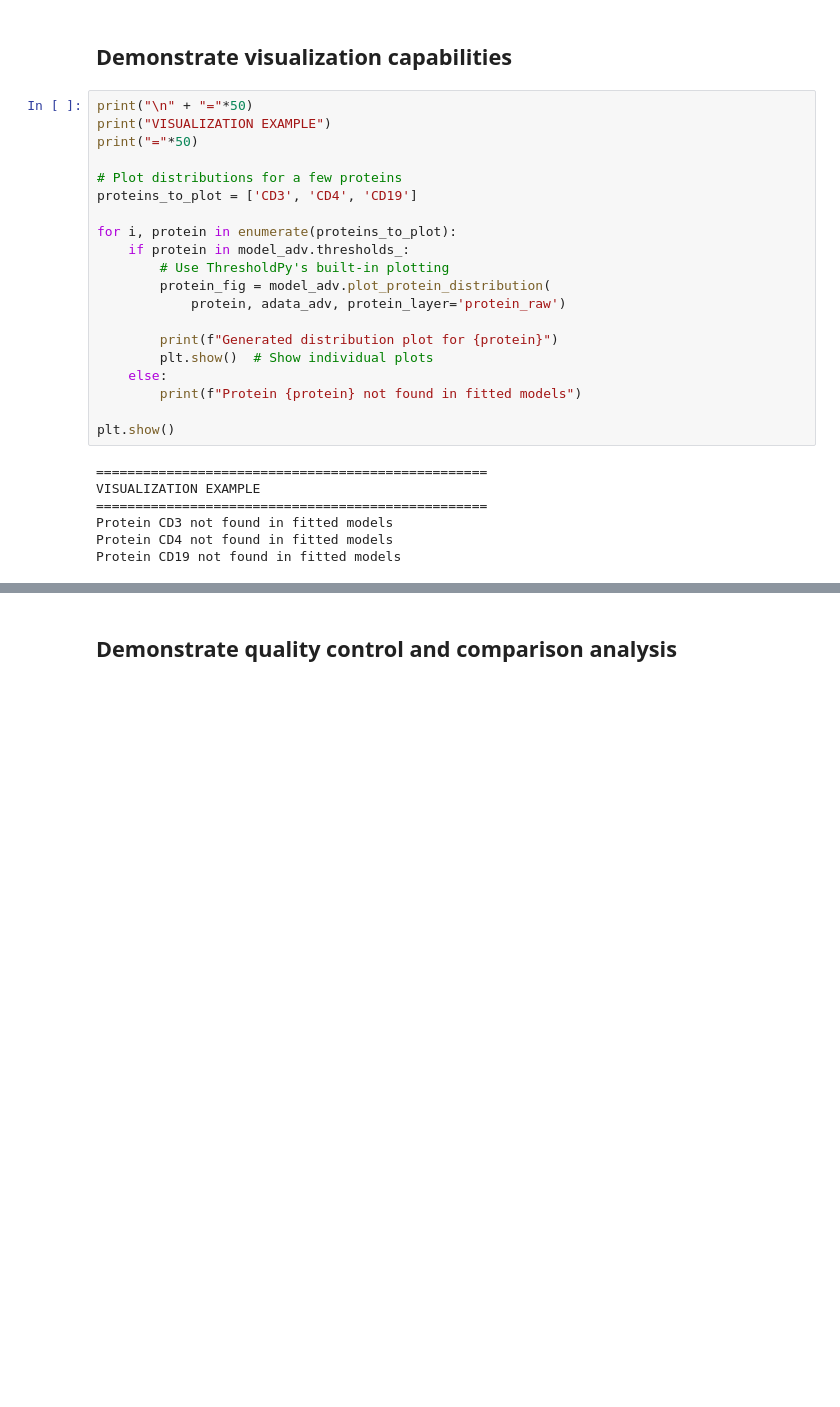
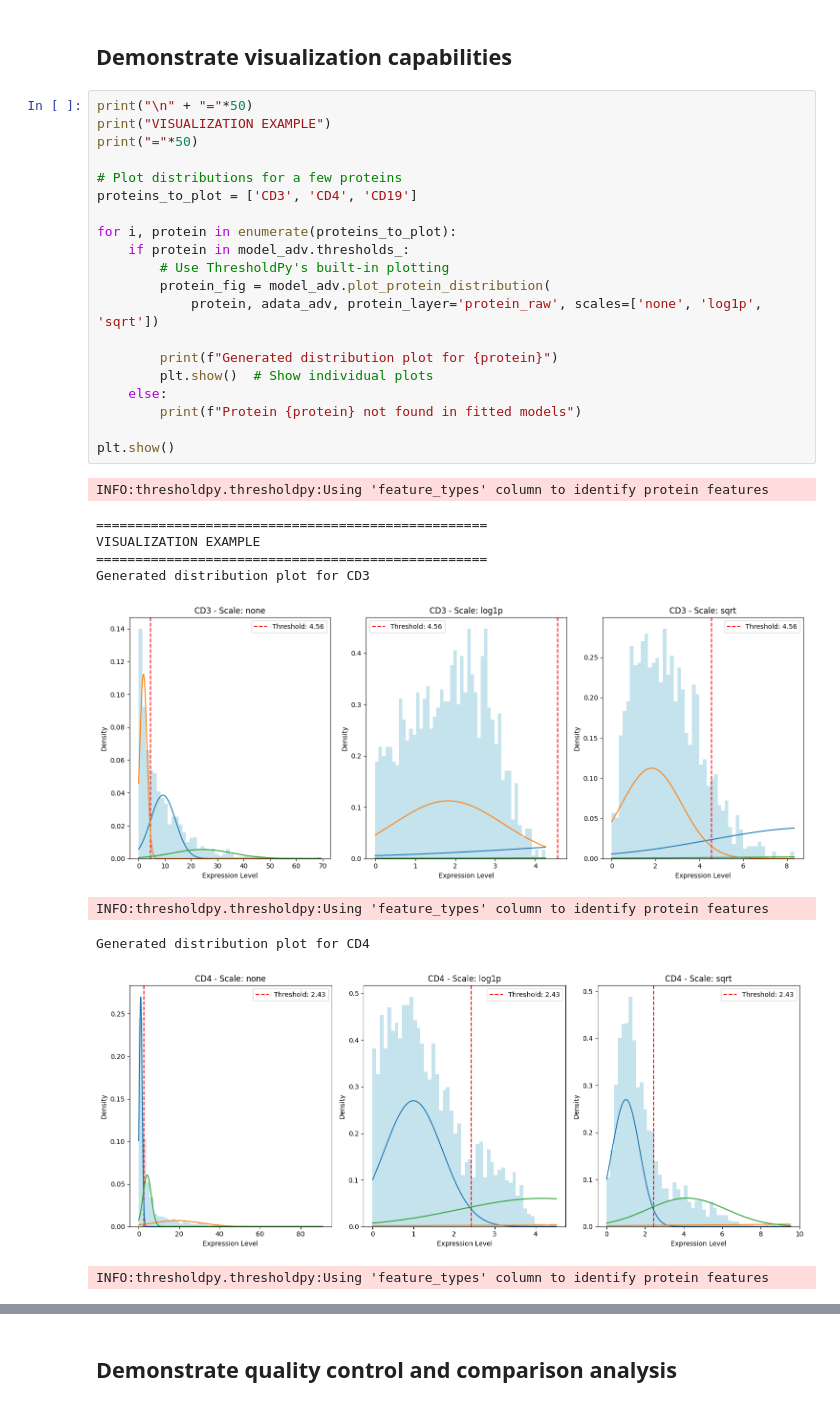
Before and after one commit to jonesr18/ThresholdPy, a Jupyter notebook: examples/example_usage.ipynb, the cells around one changed output, grey strips where cells are left out. Drawn from its saved outputs; the diff is of its cells as text; blank space fills up the shorter version.

```diff
--- a/examples/example_usage.ipynb
+++ b/examples/example_usage.ipynb
@@ -288,27 +266,31 @@ AnnData object with n_obs × n_vars = 2000 × 20
 # %%
 print("\n" + "="*50)
 print("VISUALIZATION EXAMPLE")
 print("="*50)
 
 # Plot distributions for a few proteins
 proteins_to_plot = ['CD3', 'CD4', 'CD19']
 
 for i, protein in enumerate(proteins_to_plot):
     if protein in model_adv.thresholds_:
         # Use ThresholdPy's built-in plotting
         protein_fig = model_adv.plot_protein_distribution(
-            protein, adata_adv, protein_layer='protein_raw')
+            protein, adata_adv, protein_layer='protein_raw', scales=['none', 'log1p', 'sqrt'])
 
         print(f"Generated distribution plot for {protein}")
         plt.show()  # Show individual plots
     else:
         print(f"Protein {protein} not found in fitted models")
 
 plt.show()
 # %% [output]
-==================================================
-VISUALIZATION EXAMPLE
-==================================================
-Protein CD3 not found in fitted models
-Protein CD4 not found in fitted models
-Protein CD19 not found in fitted models
+INFO:thresholdpy.thresholdpy:Using 'feature_types' column to identify protein features
+==================================================
+VISUALIZATION EXAMPLE
+==================================================
+Generated distribution plot for CD3
+[figure, added]
+INFO:thresholdpy.thresholdpy:Using 'feature_types' column to identify protein features
+Generated distribution plot for CD4
+[figure, added]
+INFO:thresholdpy.thresholdpy:Using 'feature_types' column to identify protein features
```
Also changed, not shown: parts of 7 cells of this notebook, 2 other files.
